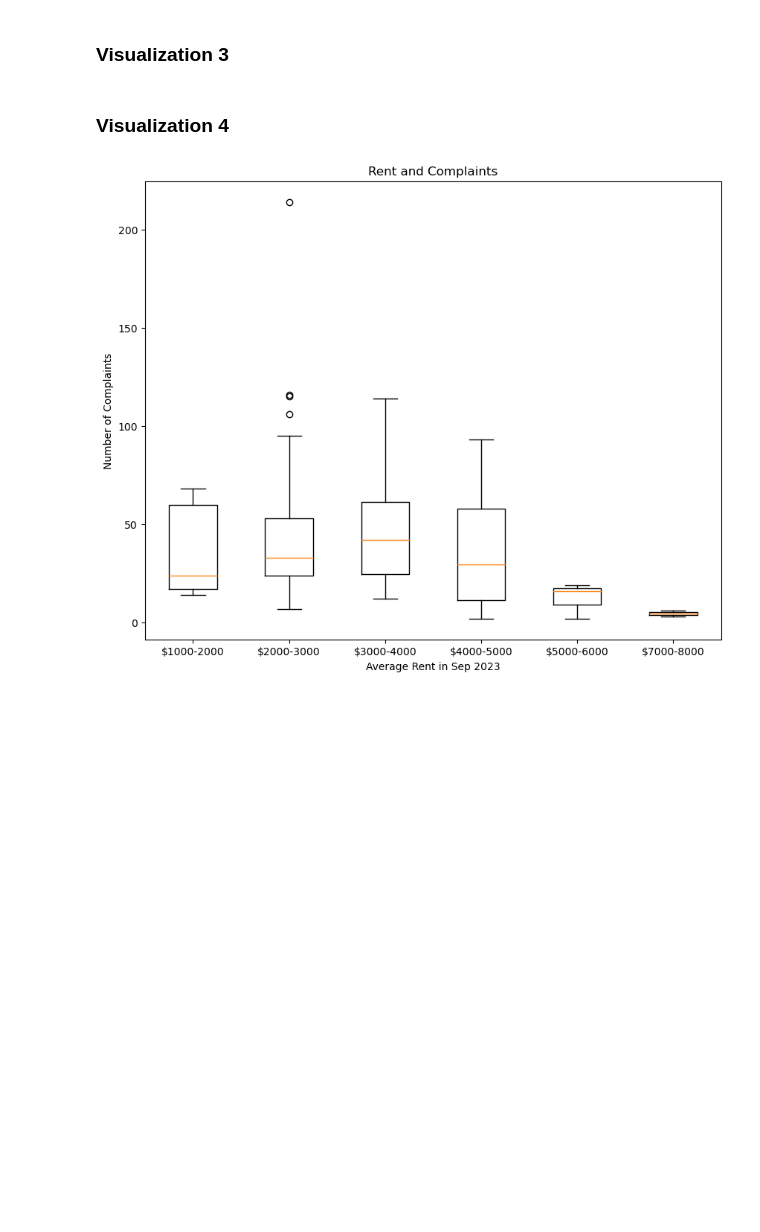
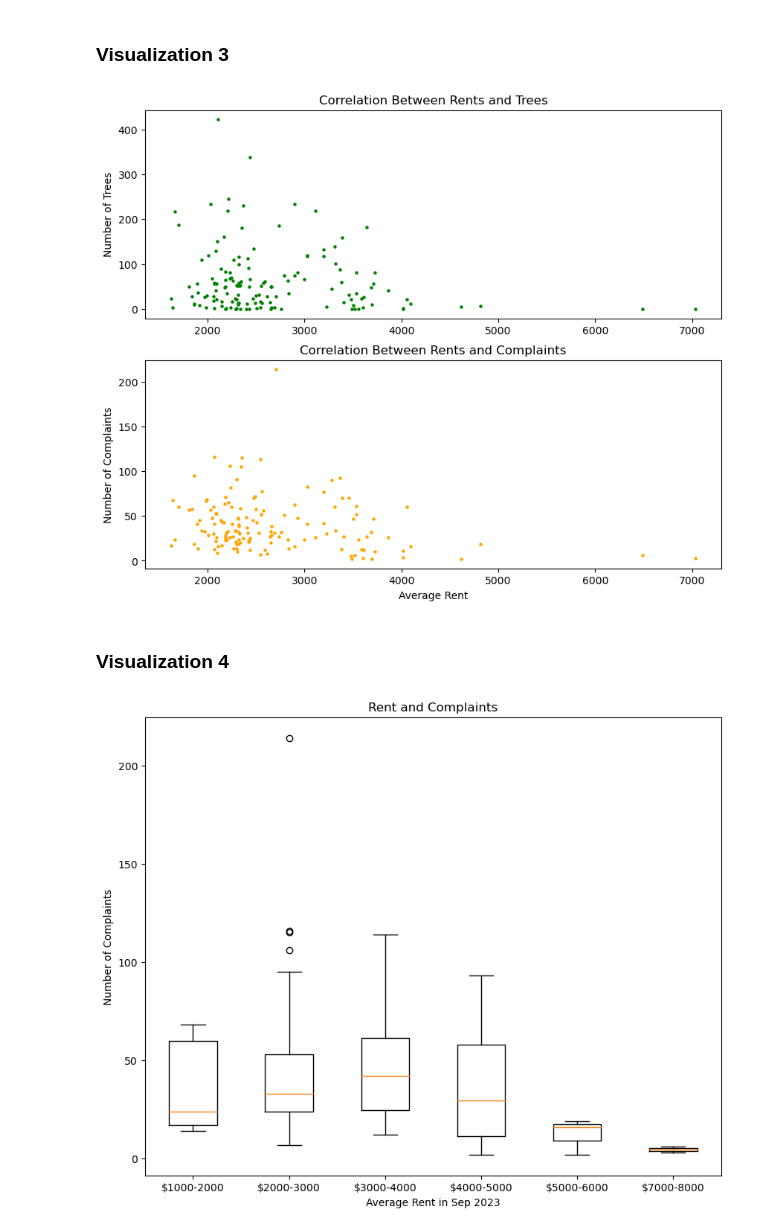
Before and after one commit to celiawaj/Final_Project_4501, a Jupyter notebook: Project Template.ipynb, the cells around one changed output. Drawn from its saved outputs; the diff is of its cells as text; code cells hidden in the pictures; blank space fills up the shorter version.

```diff
--- a/Project Template.ipynb
+++ b/Project Template.ipynb
@@ -853,31 +855,34 @@ def correlation_between_rent_trees_complaints(dataframe):
 def get_data_for_visual_3():
     """
     Retrieve data for visualizing the correlation between rent, number of trees,
-    and number of complaints by zip code.
+    and number of complaints by zip code within a specific time range.
 
     Returns:
-        pd.DataFrame: A DataFrame containing average rent, tree count, and complaint count
-                      for each zip code.
+        result_df (pd.DataFrame): DataFrame containing the query results.
     """
-    query = """
+    VISUAL_QUERY_3 = """
     SELECT
-        complaint_type,
-        date_trunc('day', date) AS complaint_date,
-        COUNT(*) AS complaint_count
+        rents.zipcode,
+        AVG(rents.rent) AS avg_rent,
+        COUNT(DISTINCT trees.id) AS num_trees,
+        COUNT(DISTINCT complaints.id) AS num_complaints
     FROM
-        complaints
+        rents
+    LEFT JOIN
+        trees ON rents.zipcode = trees.zipcode
+    LEFT JOIN
+        complaints ON rents.zipcode = complaints.zipcode
     WHERE
-        date_trunc('day', date) >= '2022-10-01' AND date_trunc('day', date) <= '2023-09-30'
+        complaints.date BETWEEN TIMESTAMP '2015-01-01 00:00:00' AND TIMESTAMP '2023-09-30 23:59:59'
     GROUP BY
-        complaint_type, complaint_date
-    ORDER BY
-        complaint_count DESC
-    LIMIT 3;
+        rents.zipcode
     """
-    return pd.read_sql(query, engine)
+    return pd.read_sql(VISUAL_QUERY_3, engine)
 # %%
 dataframe_for_visual_3 = get_data_for_visual_3()
-correlation_between_rent_trees_complaints(dataframe_for_visual_3)
+correlation_with_rents_trees_complaints(dataframe_for_visual_3)
+# %% [output]
+[figure, added]
 # %% [markdown]
 ### Visualization 4
 # %%
```
Also changed, not shown: parts of 17 cells of this notebook, 4 other files.
